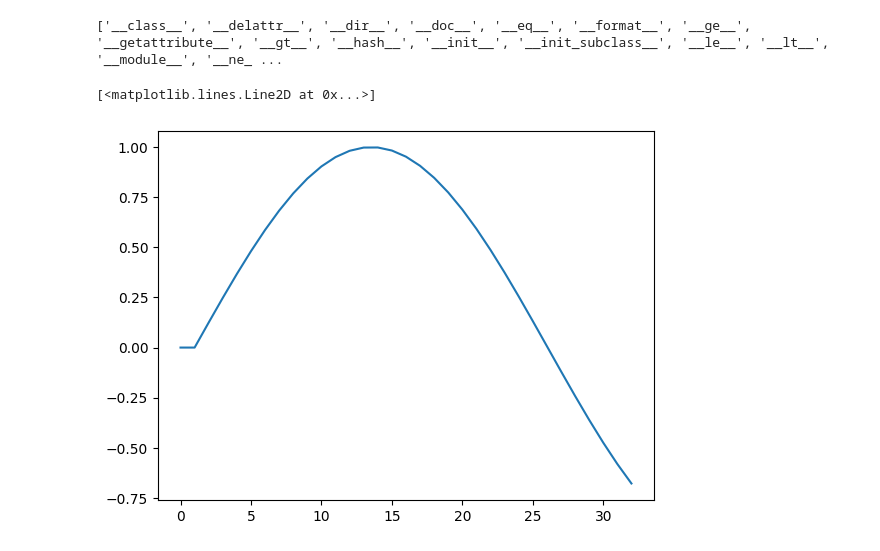
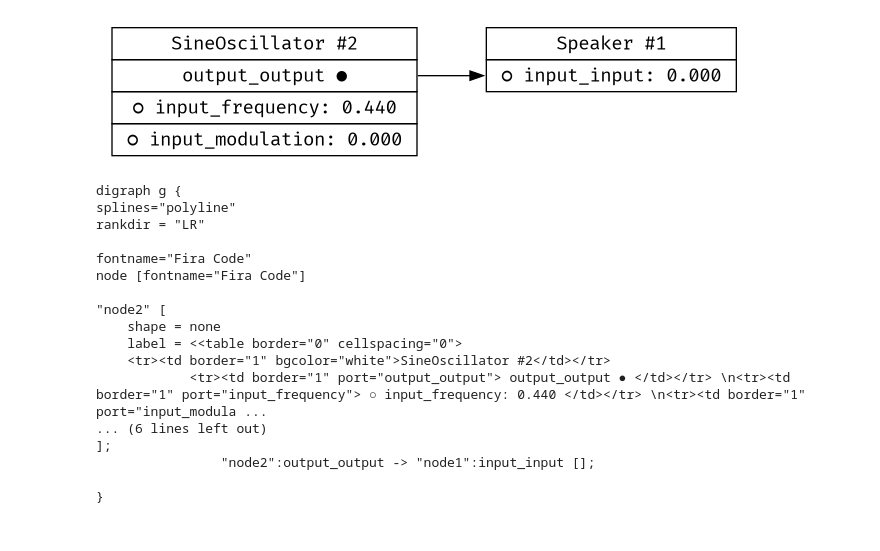
Before and after one commit to Wint3rmute/luthier, a Jupyter notebook: rust.ipynb, the cells around one changed output. Cells and saved outputs as stored; diff of their text form; code cells hidden in the pictures.

Commit message:
Graph drawing logic

```diff
--- a/rust.ipynb
+++ b/rust.ipynb
@@ -28,14 +24,29 @@ from copy import deepcopy
 # %%
 graph = DspGraph()
-print(dir(graph))
+
+display(Image(bytes(graph.draw())))
 # %% [output]
-['__class__', '__delattr__', '__dir__', '__doc__', '__eq__', '__format__', '__ge__', '__getattribute__', '__gt__', '__hash__', '__init__', '__init_subclass__', '__le__', '__lt__', '__module__', '__ne_ ...
+[figure, added]
 # %%
-result = graph.play(33)
-plt.plot(result)
+print(graph.get_graphviz_code())
 # %% [output]
-[<matplotlib.lines.Line2D at 0x...>]
+digraph g {
+splines="polyline"
+rankdir = "LR"
+
+fontname="Fira Code"
+node [fontname="Fira Code"]
+
+"node2" [
+    shape = none
+    label = <<table border="0" cellspacing="0">
+    <tr><td border="1" bgcolor="white">SineOscillator #2</td></tr>
+            <tr><td border="1" port="output_output"> output_output ● </td></tr> \n<tr><td border="1" port="input_frequency"> ○ input_frequency: 0.440 </td></tr> \n<tr><td border="1" port="input_modula ...
+... (6 lines left out)
+];
+                "node2":output_output -> "node1":input_input [];
+
+}
-[figure, removed]
 # %%
 result = graph.play(33)
 plt.plot(result)
```
Also changed, not shown: parts of 3 cells of this notebook, 2 other files.
